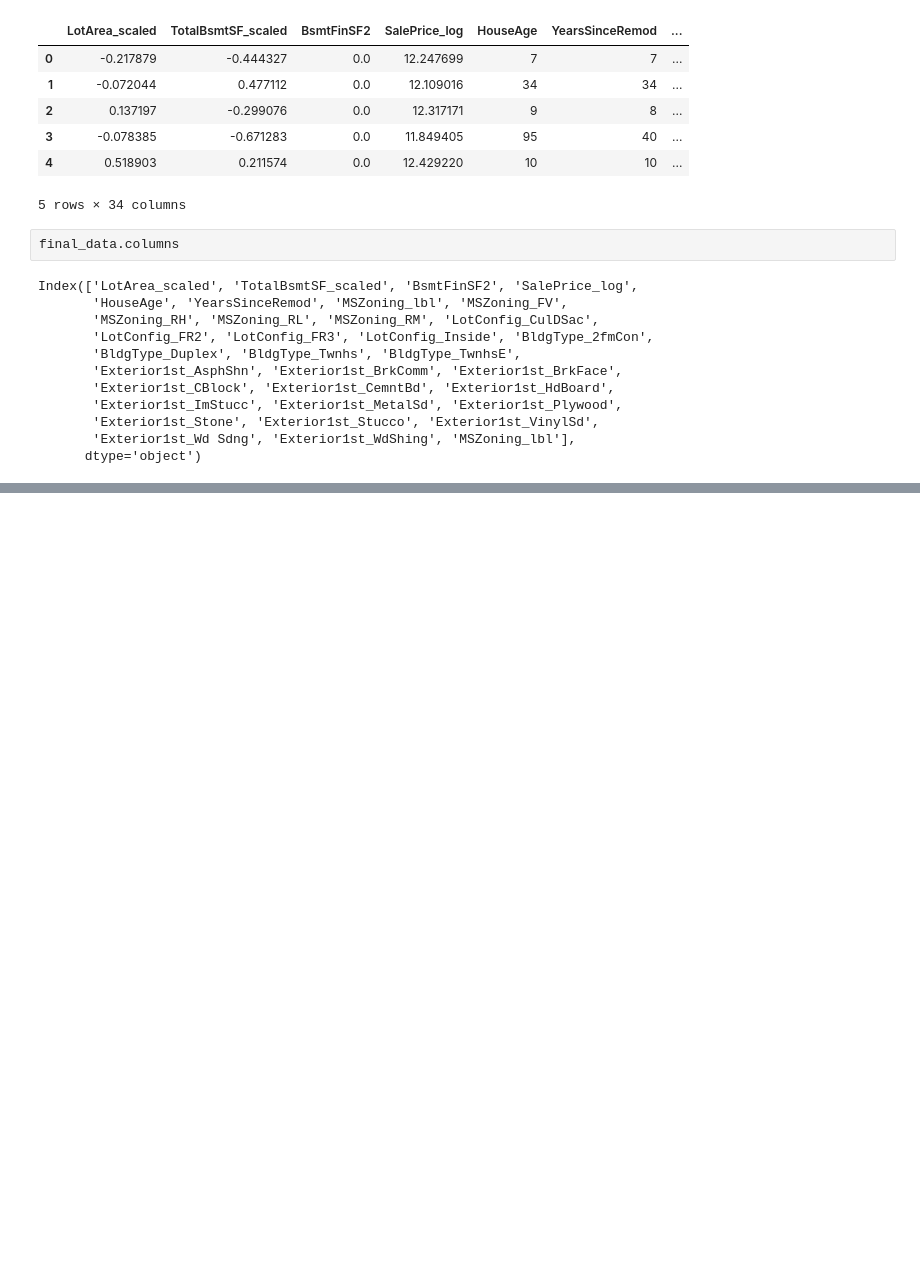
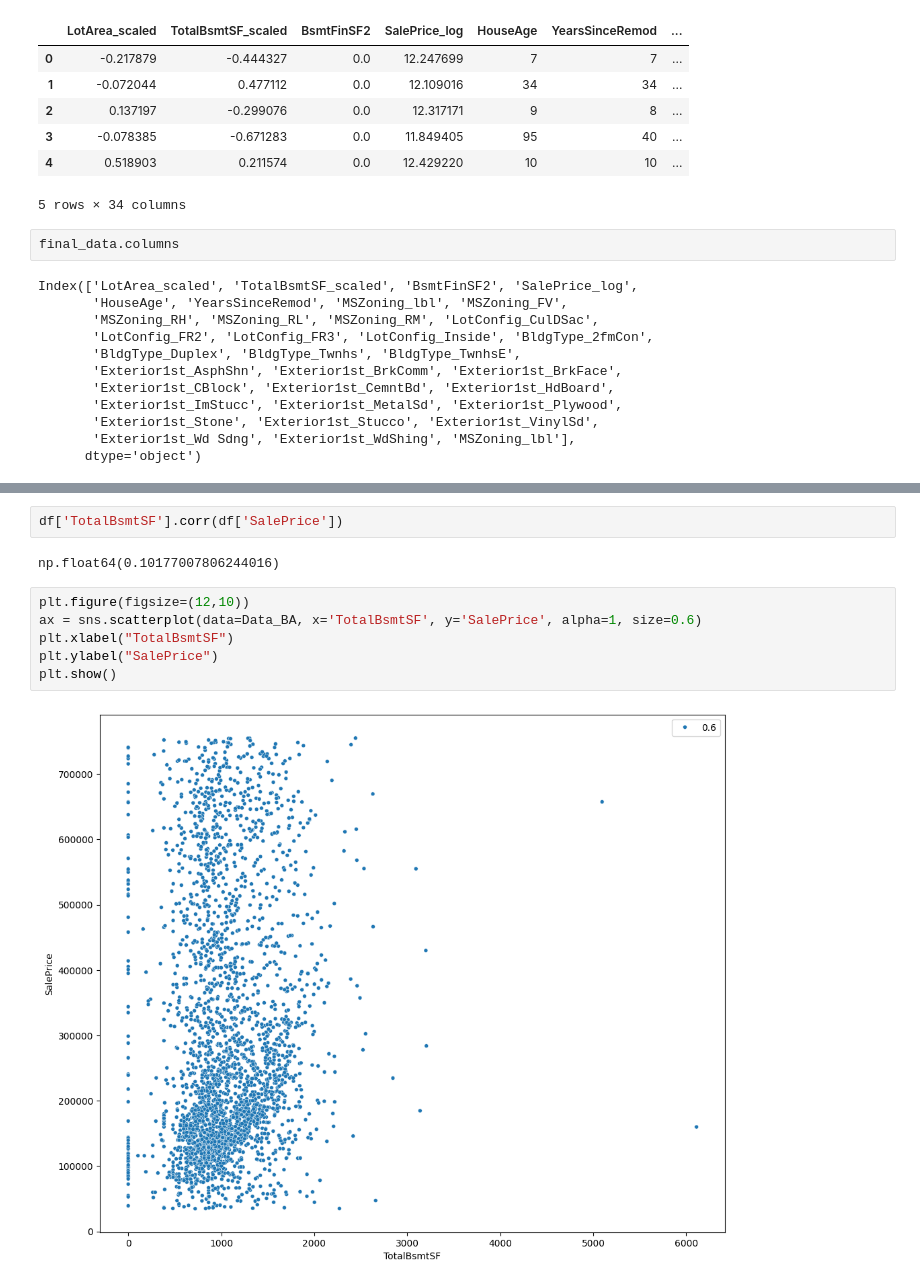
Before and after one commit to SachinGunjal001/House-Price-Prediction-Python-Analysis, a Jupyter notebook: HousePricePyAnalysis.ipynb, the cells around one changed output, grey strips where cells are left out. Saved outputs shown, nothing was run; the diff lists cells and outputs as text; blank space fills up the shorter version.

```diff
--- a/HousePricePyAnalysis.ipynb
+++ b/HousePricePyAnalysis.ipynb
@@ -754,0 +924,12 @@ Index(['LotArea_scaled', 'TotalBsmtSF_scaled', 'BsmtFinSF2', 'SalePrice_log',
+# %%
+df['TotalBsmtSF'].corr(df['SalePrice'])
+# %% [output]
+np.float64(0.10177007806244016)
+# %%
+plt.figure(figsize=(12,10))
+ax = sns.scatterplot(data=Data_BA, x='TotalBsmtSF', y='SalePrice', alpha=1, size=0.6)
+plt.xlabel("TotalBsmtSF")
+plt.ylabel("SalePrice")
+plt.show()
+# %% [output]
+[figure, added]
```
Also changed, not shown: parts of 29 cells of this notebook.
